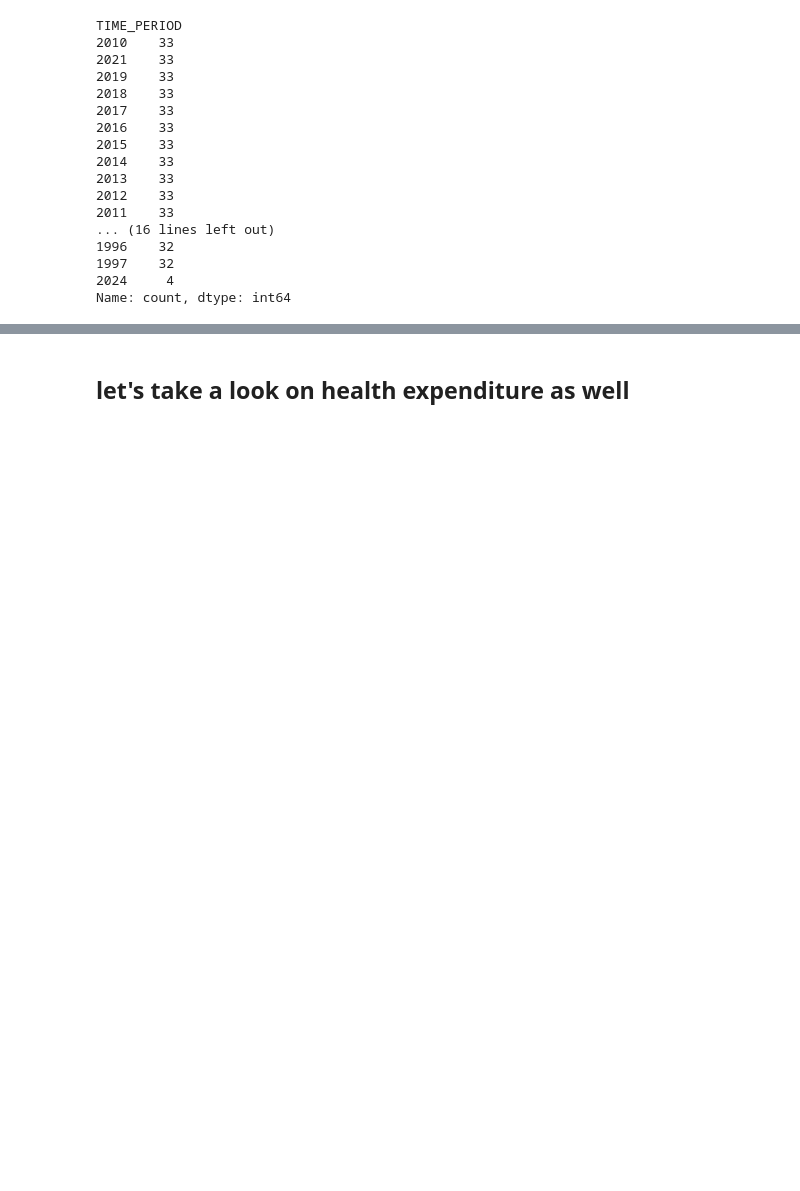
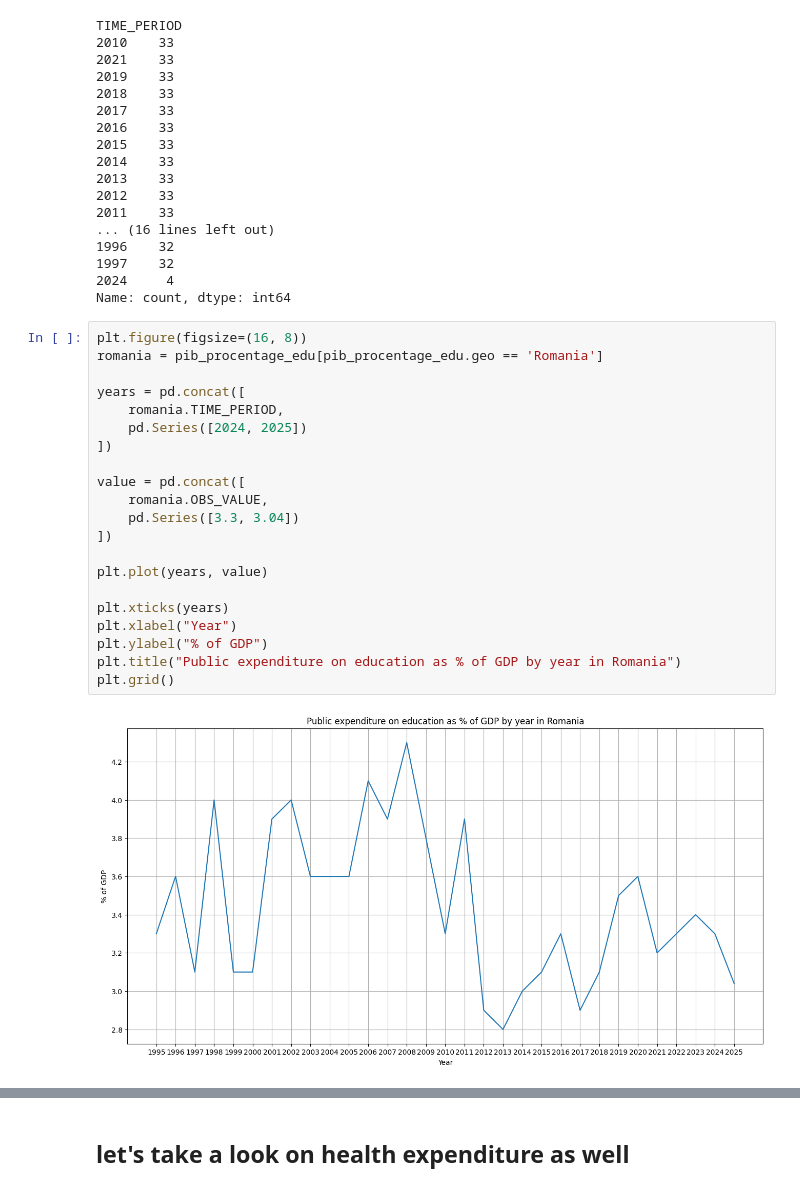
Before and after one commit to TudorMurariu/minimum-wage-study, a Jupyter notebook: pib-p-in-education/pin_in_edu.ipynb, the cells around one changed output, grey strips where cells are left out. Cells and saved outputs as stored; diff of their text form; blank space fills up the shorter version.

```diff
--- a/pib-p-in-education/pin_in_edu.ipynb
+++ b/pib-p-in-education/pin_in_edu.ipynb
@@ -202,5 +205,28 @@ TIME_PERIOD
 1997    32
 2024     4
 Name: count, dtype: int64
+# %%
+plt.figure(figsize=(16, 8))
+romania = pib_procentage_edu[pib_procentage_edu.geo == 'Romania']
+
+years = pd.concat([
+    romania.TIME_PERIOD,
+    pd.Series([2024, 2025])
+])
+
+value = pd.concat([
+    romania.OBS_VALUE,
+    pd.Series([3.3, 3.04])
+])
+
+plt.plot(years, value)
+
+plt.xticks(years)
+plt.xlabel("Year")
+plt.ylabel("% of GDP")
+plt.title("Public expenditure on education as % of GDP by year in Romania")
+plt.grid()
+# %% [output]
+[figure, added]
 # %%
 plt.figure(figsize=(16, 8))
```
Also changed, not shown: parts of 9 cells of this notebook.
